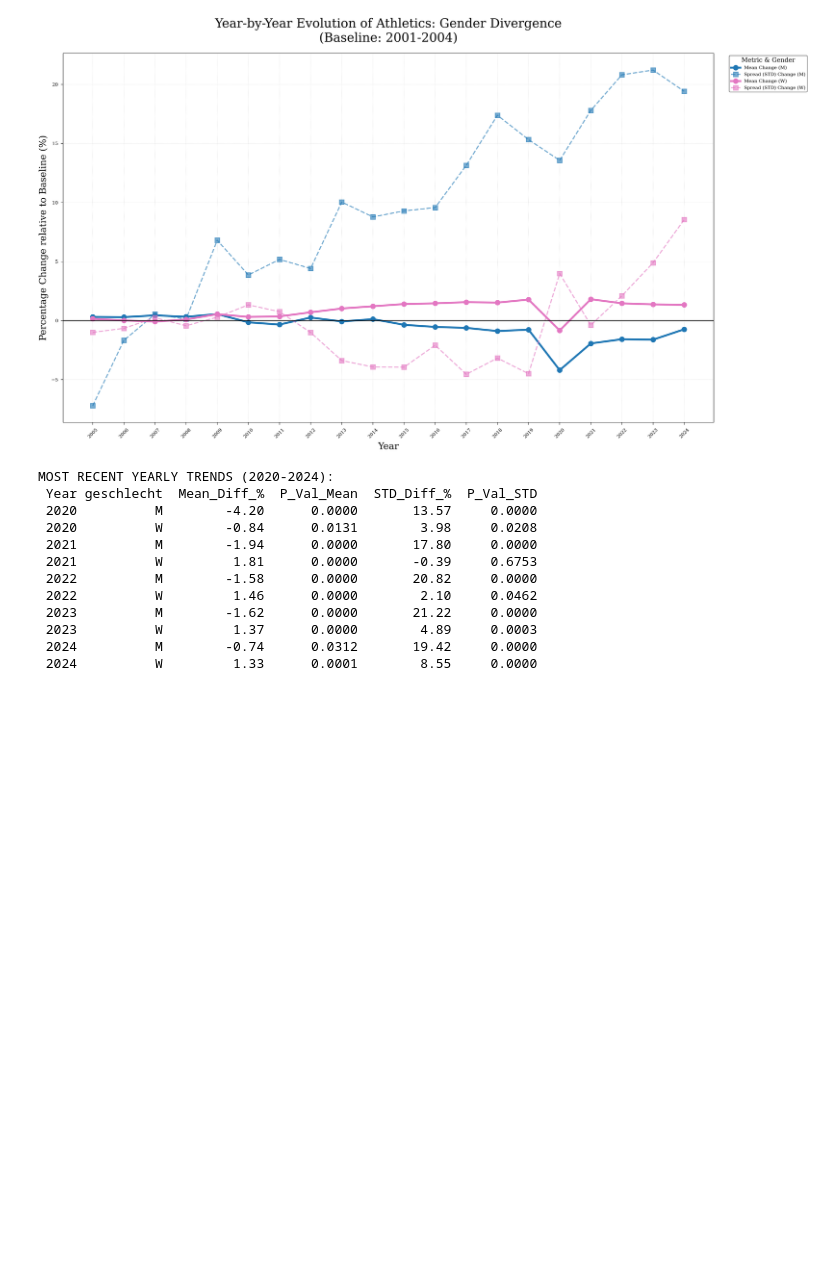
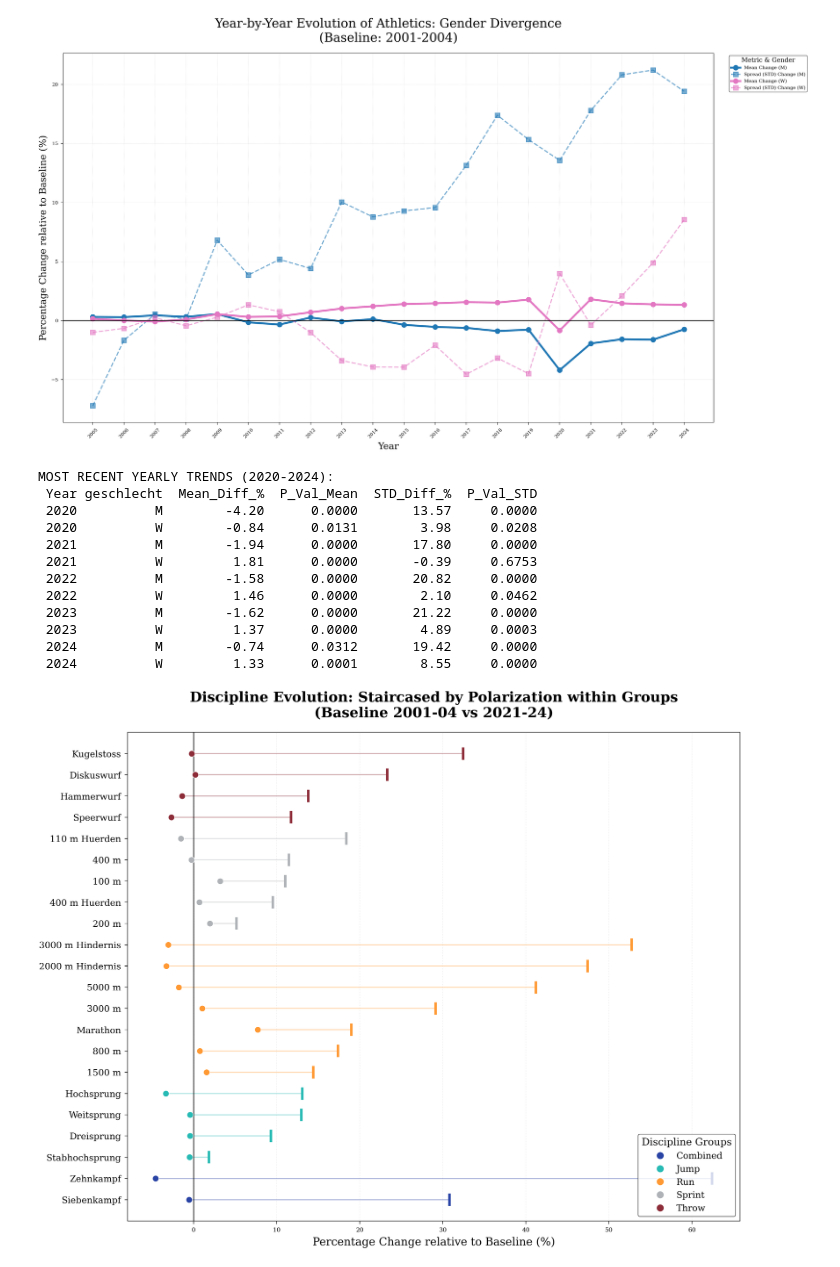
Before and after one commit to maxwernz/Data-Literacy, a Jupyter notebook: mattis/trendAnalysis/finalDensityAnalysis.ipynb, the cells around one changed output. Cells and saved outputs as stored; diff of their text form; code cells hidden in the pictures; blank space fills up the shorter version.

```diff
--- a/mattis/trendAnalysis/finalDensityAnalysis.ipynb
+++ b/mattis/trendAnalysis/finalDensityAnalysis.ipynb
@@ -567,3 +473,62 @@ MOST RECENT YEARLY TRENDS (2020-2024):
  2023          W         1.37      0.0000        4.89     0.0003
  2024          M        -0.74      0.0312       19.42     0.0000
  2024          W         1.33      0.0001        8.55     0.0000
+# %%
+import matplotlib.pyplot as plt
+from matplotlib.lines import Line2D
+
+# 1. Prepare Data
+# Aggregate mean values per discipline
+detailed_data = clean_data.groupby(['disziplingruppe', 'disziplin'])[['Mean_Diff_%', 'STD_Diff_%']].mean().reset_index()
+
+# THE FIX: Sort by Group alphabetically, then by STD strength within that group
+# This creates the "Staircase" effect inside every color block
+detailed_data = detailed_data.sort_values(['disziplingruppe', 'STD_Diff_%'], ascending=[True, True])
+
+# 2. Setup Plot and Palette
+# Height reduced (8 instead of 14) and margins tightened to bring rows closer
+plt.figure(figsize=(10, 8))
+plt.rcParams.update(cycler.cycler(color=palettes.pn[:5]))
+colors_cycle = plt.rcParams['axes.prop_cycle'].by_key()['color']
+
+unique_groups = sorted(detailed_data['disziplingruppe'].unique())
+group_color_map = {group: colors_cycle[i % len(colors_cycle)] for i, group in enumerate(unique_groups)}
+
+# 3. Plotting
+for i, (idx, row) in enumerate(detailed_data.iterrows()):
+    group_color = group_color_map[row['disziplingruppe']]
+
+    # Draw the Gap Line (The 'Lollipop' stick)
+    plt.hlines(y=i, xmin=row['Mean_Diff_%'], xmax=row['STD_Diff_%'],
+               color=group_color, alpha=0.4, linewidth=1.0)
+
+    # Plot Mean (The Dot)
+    plt.scatter(row['Mean_Diff_%'], i, color=group_color, s=40,
+                edgecolor='white', linewidth=0.5, zorder=3)
+
+    # Plot STD (The Bar / Polarization Strength)
+    plt.scatter(row['STD_Diff_%'], i, color=group_color, s=150,
+                marker='|', linewidth=2.5, zorder=3)
+
+# 4. Final Formatting
+plt.yticks(range(len(detailed_data)), detailed_data['disziplin'], fontsize=9)
+plt.axvline(0, color='black', linestyle='-', alpha=0.6, linewidth=1.2)
+
+# Bring disciplines "near together" by setting tight y-limits
+plt.ylim(-1, len(detailed_data))
+
+# Create custom legend
+legend_elements = [Line2D([0], [0], marker='o', color='w', label=g,
+                          markerfacecolor=c, markersize=8) for g, c in group_color_map.items()]
+plt.legend(handles=legend_elements, title="Discipline Groups", loc='lower right',
+           frameon=True, fontsize=9, title_fontsize=10)
+
+plt.title("Discipline Evolution: Staircased by Polarization within Groups\n(Baseline 2001-04 vs 2021-24)",
+          fontsize=14, fontweight='bold', pad=15)
+plt.xlabel("Percentage Change relative to Baseline (%)", fontsize=11)
+plt.grid(axis='x', linestyle=':', alpha=0.3)
+
+plt.tight_layout()
+plt.show()
+# %% [output]
+[figure, added]
```
Also changed, not shown: parts of 2 cells of this notebook.
